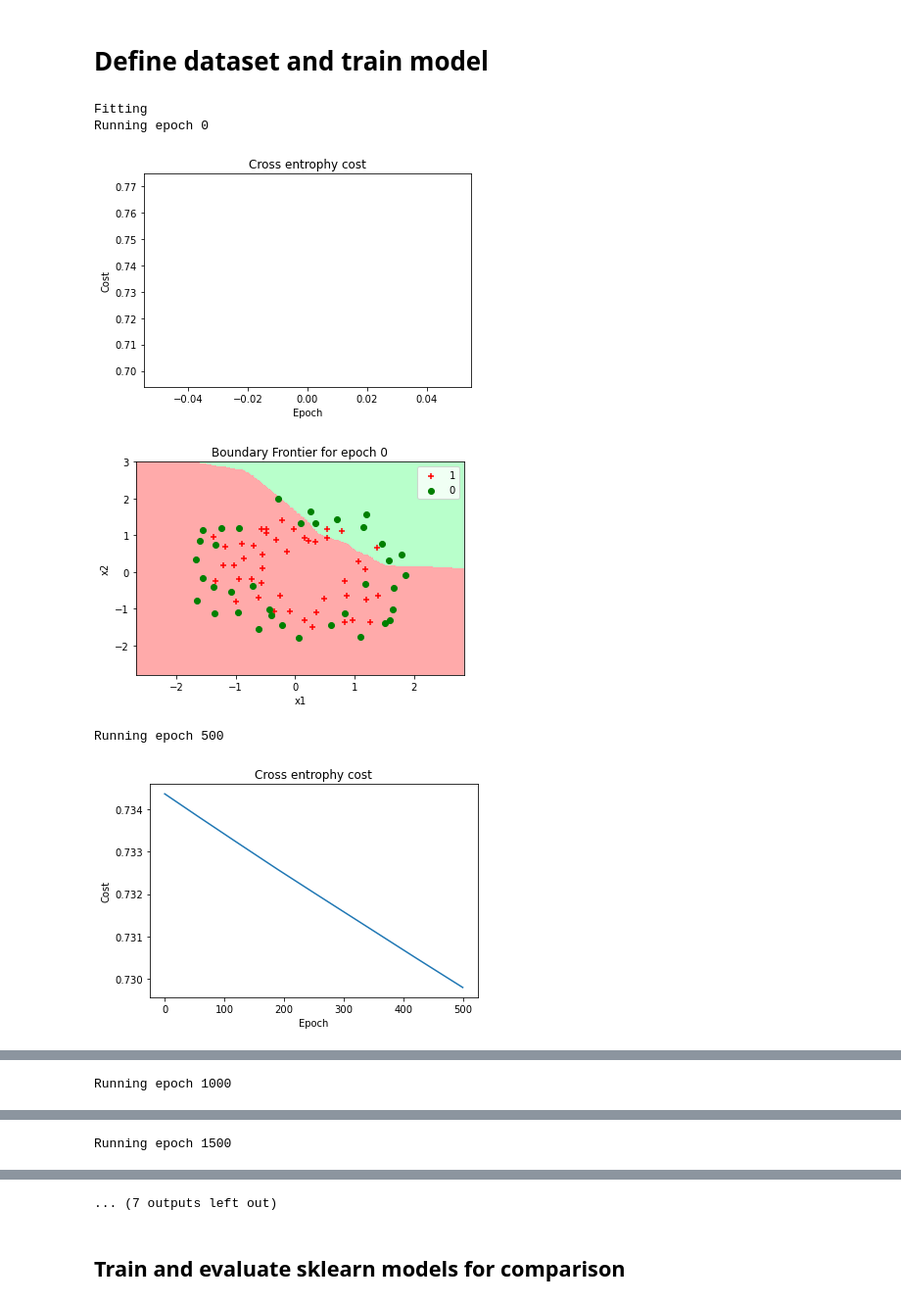
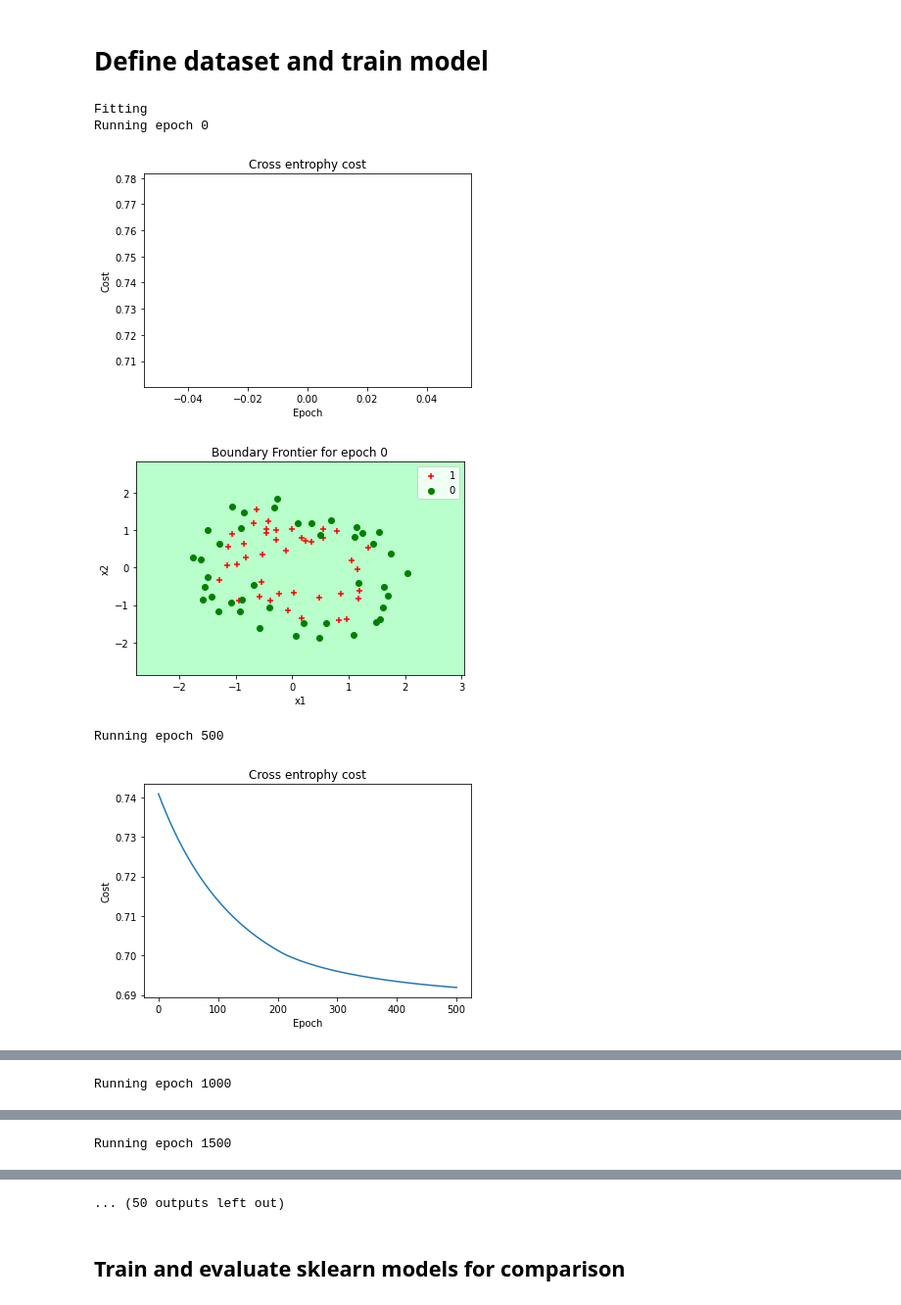
Before and after one commit to davidssand/neural-net, a Jupyter notebook: T2.ipynb, the cells around one changed output, grey strips where cells are left out. Shown: that part at 98% size. Drawn from its saved outputs; the diff is of its cells as text; code cells hidden in the pictures.

```diff
--- a/T2.ipynb
+++ b/T2.ipynb
@@ -358,36 +358,36 @@ y = y.values.reshape(y.shape[0], 1)
 
 # Split train and test
 X_train, X_test, y_train, y_test = train_test_split(X, y, test_size=0.3)
 
 # Standardize
 sc = StandardScaler()
 sc.fit(X_train)
 X_train = sc.transform(X_train)
 X_test = sc.transform(X_test)
 
 # Define model's layers
-hidden_layer_sizes = [30, 20]
+hidden_layer_sizes = [5, 3]
 layers = [
     Layer(input_length=X_train.shape[1], n_neurons=hidden_layer_sizes[0]),
     Layer(input_length=hidden_layer_sizes[0], n_neurons=hidden_layer_sizes[1]),
     Layer(input_length=hidden_layer_sizes[1], n_neurons=1),
 ]
 
 # Instantiate model
 epochs = 10000
 
 nn = NeuralNet(
-    *layers, learning_rate=0.0001, epochs=epochs,
+    *layers, learning_rate=0.01, epochs=epochs,
 )
 
 # Train model
 nn.fit(X_train, y_train)
 nn_preds = nn.transform(X_test)
 nn_preds_round = nn_preds.round()
 # %% [output]
 Fitting
 Running epoch 0
-[figure, old version]
+[figure, new version]
-[figure, old version]
+[figure, new version]
 Running epoch 500
-[figure, old version]
+[figure, new version]
@@ -401,4 +401,4 @@ Running epoch 1500
-... (7 outputs left out)
+... (50 outputs left out)
 # %% [markdown]
 ## Train and evaluate sklearn models for comparison
 # %%
```
Also changed, not shown: parts of 5 cells of this notebook.
